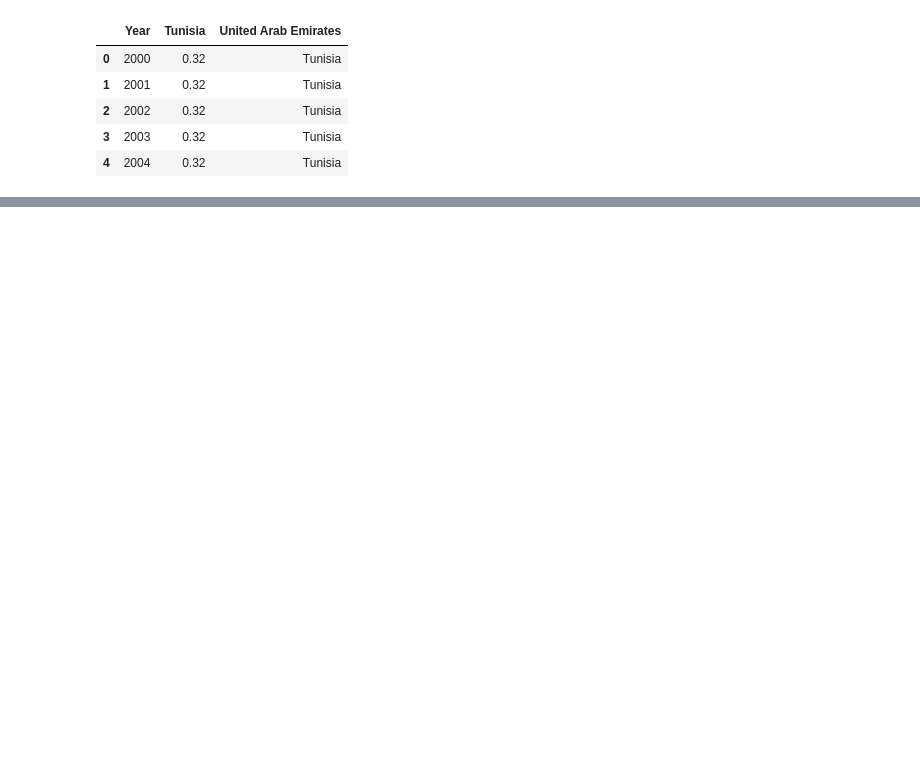
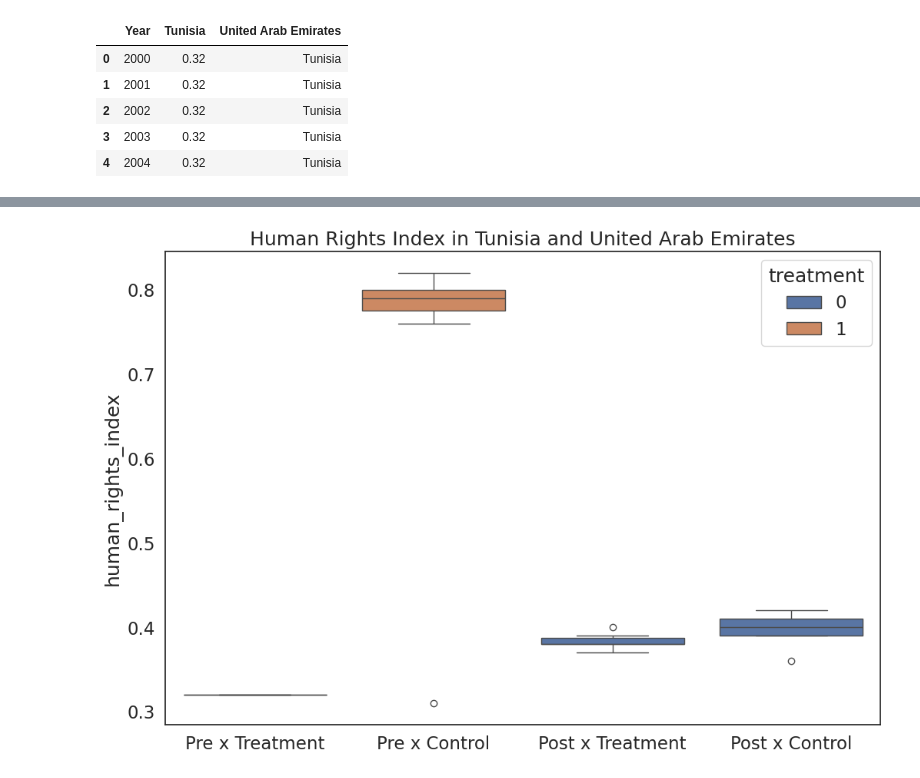
Before and after one commit to Josephmdlv/Final-work, a Jupyter notebook: DiD_Human_Rights.ipynb, the cells around one changed output, grey strips where cells are left out. Cells and saved outputs as stored; diff of their text form; code cells hidden in the pictures; blank space fills up the shorter version.

```diff
--- a/DiD_Human_Rights.ipynb
+++ b/DiD_Human_Rights.ipynb
@@ -70,6 +70,14 @@ fig.show()
 # %% [output]
 [interactive output not drawn]
 # %%
-id['post']=np.where(did['date_year']>='2010-01-01',1,0)
-did['treatment']=np.where(did['Country_name']=='Tunisia',1,0) # create a variable that is 1 if the state is new jersey (i.e., the treatment group) and 0 for pennsylvania (the control group)
+did['post']=np.where(did['date_year']>='2010-01-01',1,0) # create a variable that is 1 if the date is after the minimum wage increase and 0 otherwise
+did['treatment']=np.where(did['country_name']=='Tunisia',1,0) # create a variable that is 1 if the state is new jersey (i.e., the treatment group) and 0 for pennsylvania (the control group)
 did['post_treatment']=did['post']*did['treatment'] # create a variable that is 1 if the date is after the minimum wage increase and the state is new jersey and 0 otherwise
+# %%
+did['category']=did['treatment'].astype(str)+did['post'].astype(str) # this variable is just for the plot below
+sns.boxplot(x='category', y='human_rights_index', hue='treatment', data=did).set_xticklabels(["Pre x Treatment", "Pre x Control",'Post x Treatment','Post x Control'])
+plt.xlabel('')
+plt.title('Human Rights Index in Tunisia and United Arab Emirates')
+plt.show()
+# %% [output]
+[figure, added]
```
Also changed, not shown: parts of 5 cells of this notebook.
